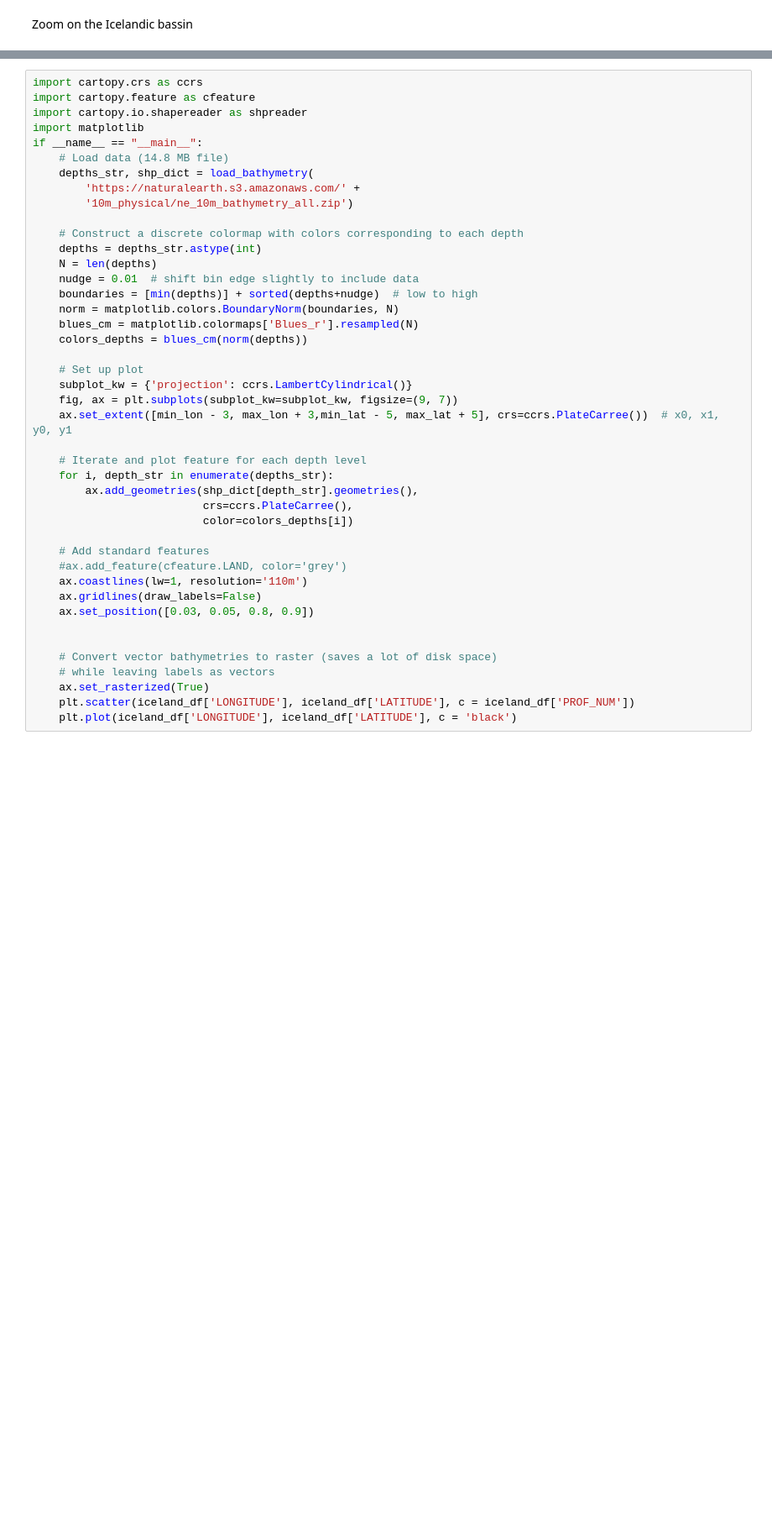
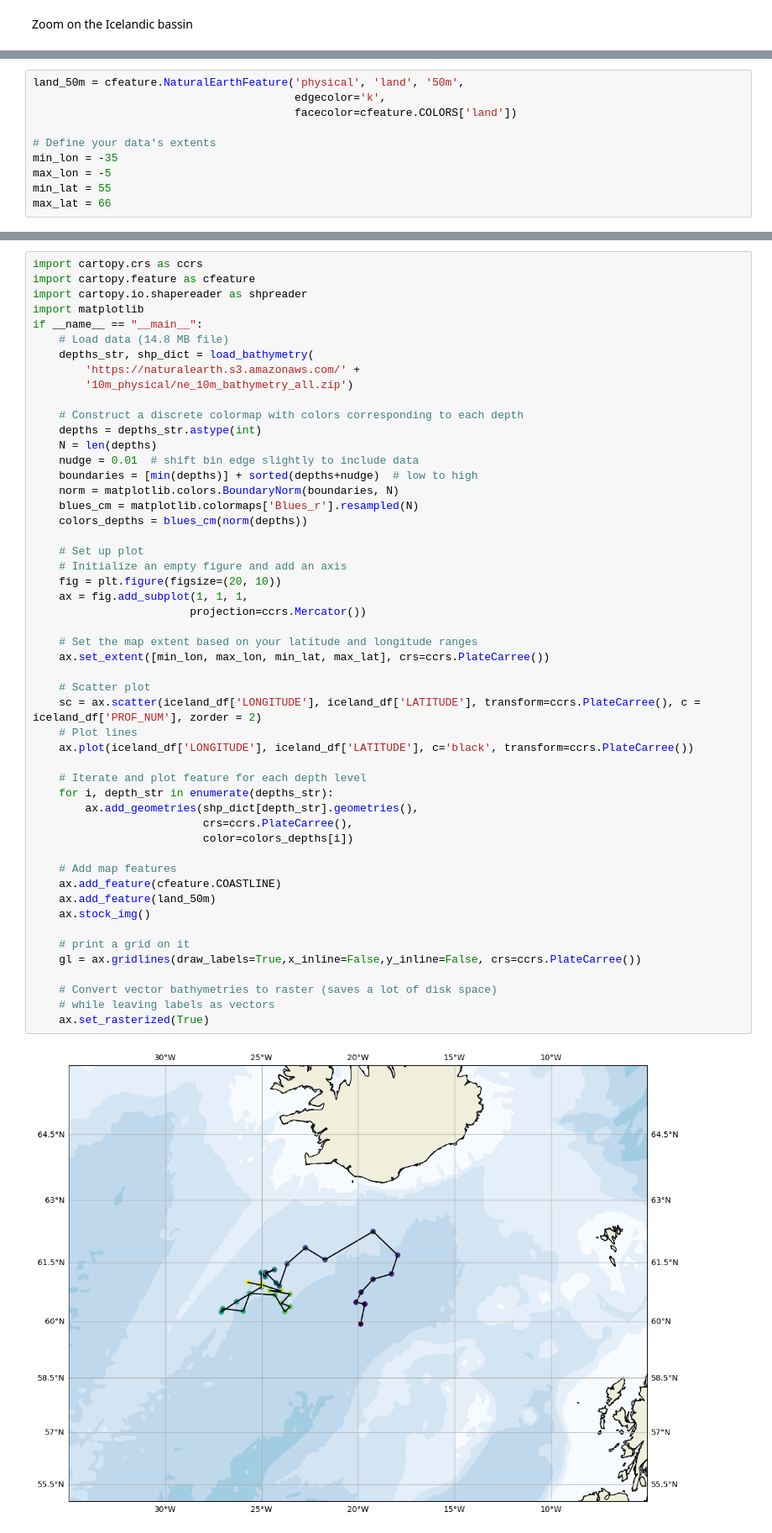
Before and after one commit to NOC-OBG-Autonomy/biocarbon_nrt_data_viz, a Jupyter notebook: Python_notebooks/autonomy_visualization.ipynb, the cells around one changed output, grey strips where cells are left out. Shown at 84% size. Drawn from its saved outputs; the diff is of its cells as text; blank space fills up the shorter version.

```diff
--- a/Python_notebooks/autonomy_visualization.ipynb
+++ b/Python_notebooks/autonomy_visualization.ipynb
@@ -179,3 +195,13 @@ plt.show()
+# %%
+land_50m = cfeature.NaturalEarthFeature('physical', 'land', '50m',
+                                        edgecolor='k',
+                                        facecolor=cfeature.COLORS['land'])
+
+# Define your data's extents
+min_lon = -35
+max_lon = -5
+min_lat = 55
+max_lat = 66
 # %%
 bath_directory = parent_dir + '/Data/' + "ne_10m_bathymetry_all/"
 def load_bathymetry(zip_file_url):
@@ -208,40 +234,50 @@ import cartopy.feature as cfeature
 import cartopy.io.shapereader as shpreader
 import matplotlib
 if __name__ == "__main__":
     # Load data (14.8 MB file)
     depths_str, shp_dict = load_bathymetry(
         'https://naturalearth.s3.amazonaws.com/' +
         '10m_physical/ne_10m_bathymetry_all.zip')
 
     # Construct a discrete colormap with colors corresponding to each depth
     depths = depths_str.astype(int)
     N = len(depths)
     nudge = 0.01  # shift bin edge slightly to include data
     boundaries = [min(depths)] + sorted(depths+nudge)  # low to high
     norm = matplotlib.colors.BoundaryNorm(boundaries, N)
     blues_cm = matplotlib.colormaps['Blues_r'].resampled(N)
     colors_depths = blues_cm(norm(depths))
 
     # Set up plot
-    subplot_kw = {'projection': ccrs.LambertCylindrical()}
-    fig, ax = plt.subplots(subplot_kw=subplot_kw, figsize=(9, 7))
-    ax.set_extent([min_lon - 3, max_lon + 3,min_lat - 5, max_lat + 5], crs=ccrs.PlateCarree())  # x0, x1, y0, y1
+    # Initialize an empty figure and add an axis
+    fig = plt.figure(figsize=(20, 10))
+    ax = fig.add_subplot(1, 1, 1,
+                        projection=ccrs.Mercator())
+
+    # Set the map extent based on your latitude and longitude ranges
+    ax.set_extent([min_lon, max_lon, min_lat, max_lat], crs=ccrs.PlateCarree())
+
+    # Scatter plot
+    sc = ax.scatter(iceland_df['LONGITUDE'], iceland_df['LATITUDE'], transform=ccrs.PlateCarree(), c = iceland_df['PROF_NUM'], zorder = 2)
+    # Plot lines
+    ax.plot(iceland_df['LONGITUDE'], iceland_df['LATITUDE'], c='black', transform=ccrs.PlateCarree())
 
     # Iterate and plot feature for each depth level
     for i, depth_str in enumerate(depths_str):
         ax.add_geometries(shp_dict[depth_str].geometries(),
                           crs=ccrs.PlateCarree(),
                           color=colors_depths[i])
 
-    # Add standard features
-    #ax.add_feature(cfeature.LAND, color='grey')
-    ax.coastlines(lw=1, resolution='110m')
-    ax.gridlines(draw_labels=False)
-    ax.set_position([0.03, 0.05, 0.8, 0.9])
+    # Add map features
+    ax.add_feature(cfeature.COASTLINE)
+    ax.add_feature(land_50m)
+    ax.stock_img()
 
+    # print a grid on it
+    gl = ax.gridlines(draw_labels=True,x_inline=False,y_inline=False, crs=ccrs.PlateCarree())
 
     # Convert vector bathymetries to raster (saves a lot of disk space)
     # while leaving labels as vectors
     ax.set_rasterized(True)
-    plt.scatter(iceland_df['LONGITUDE'], iceland_df['LATITUDE'], c = iceland_df['PROF_NUM'])
-    plt.plot(iceland_df['LONGITUDE'], iceland_df['LATITUDE'], c = 'black')
+# %% [output]
+[figure, added]
```
Also changed, not shown: parts of 5 cells of this notebook.
